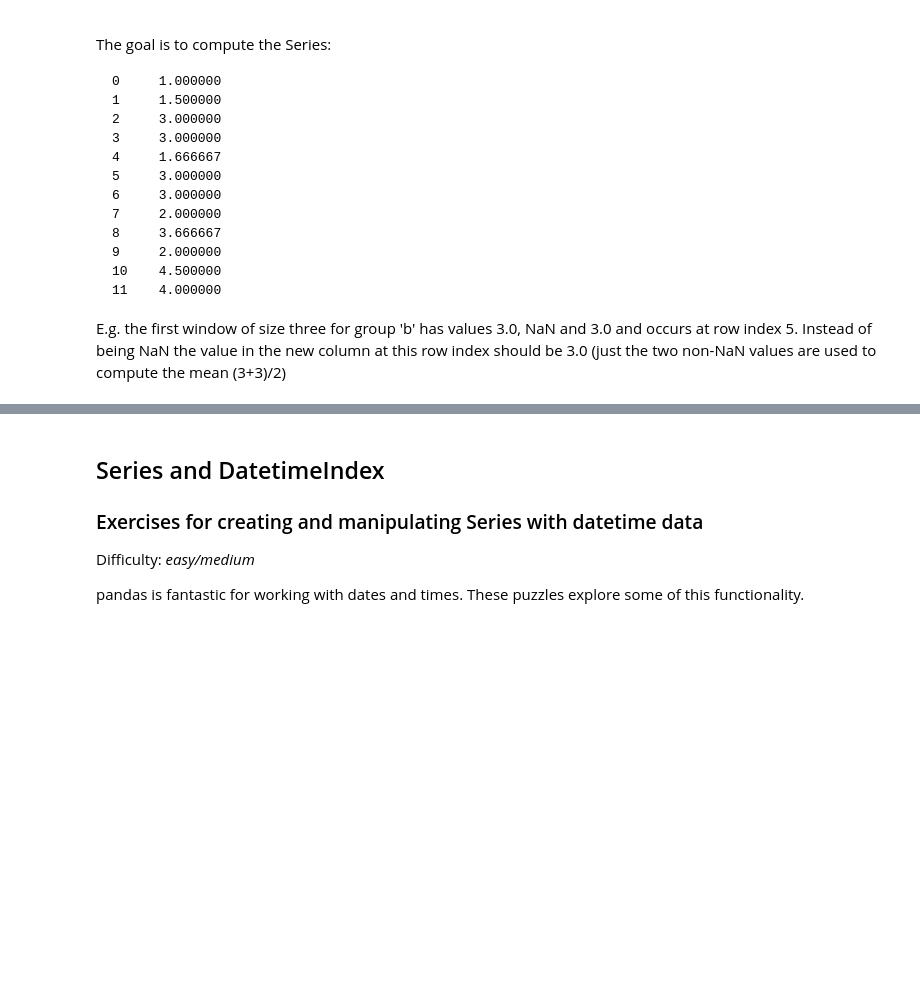
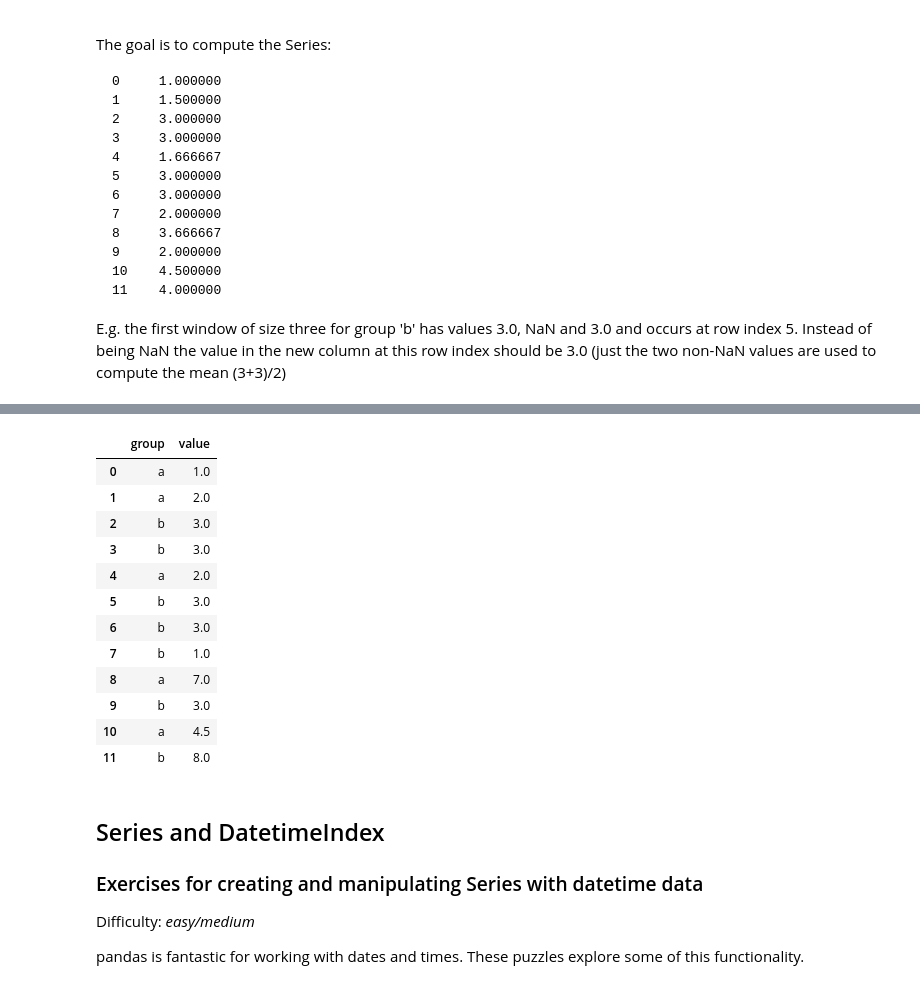
Before and after one commit to MichalMakowiejczuk/100-pandas-puzzles, a Jupyter notebook: 100-pandas-puzzles.ipynb, the cells around one changed output, grey strips where cells are left out. Saved outputs shown, nothing was run; the diff lists cells and outputs as text; code cells hidden in the pictures; blank space fills up the shorter version.

```diff
--- a/100-pandas-puzzles.ipynb
+++ b/100-pandas-puzzles.ipynb
@@ -806,3 +824,20 @@ E.g. the first window of size three for group 'b' has values 3.0, NaN and 3.0 an
+# %%
+df['value'] = df.groupby('group')['value'].transform(lambda x: x.fillna(x.rolling(window=3, min_periods=1).mean()))
+df
+# %% [output]
+|  | group | value |
+| 0 | a | 1.0 |
+| 1 | a | 2.0 |
+| 2 | b | 3.0 |
+| 3 | b | 3.0 |
+| 4 | a | 2.0 |
+| 5 | b | 3.0 |
+| 6 | b | 3.0 |
+| 7 | b | 1.0 |
+| 8 | a | 7.0 |
+| 9 | b | 3.0 |
+| 10 | a | 4.5 |
+| 11 | b | 8.0 |
 # %% [markdown]
 ## Series and DatetimeIndex
 
```
Also changed, not shown: parts of 15 cells of this notebook.
